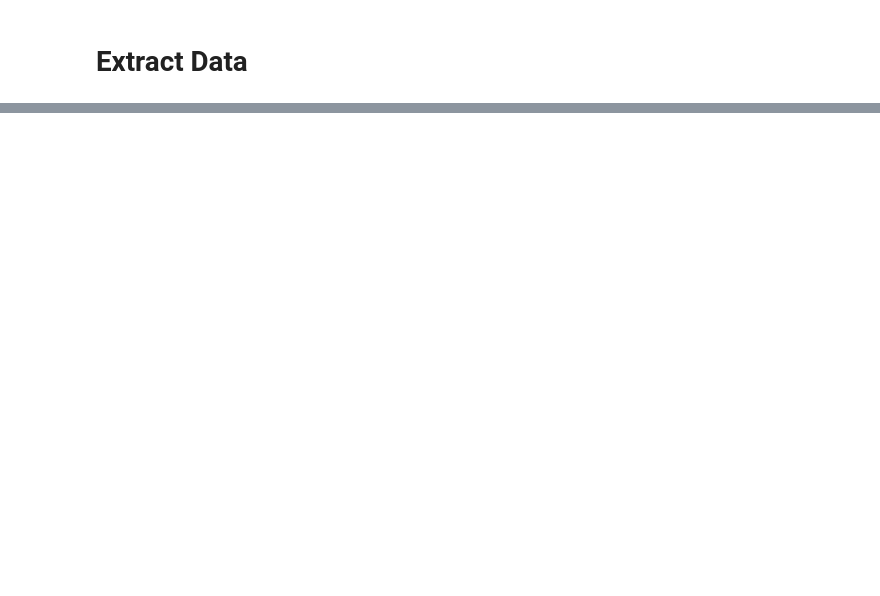
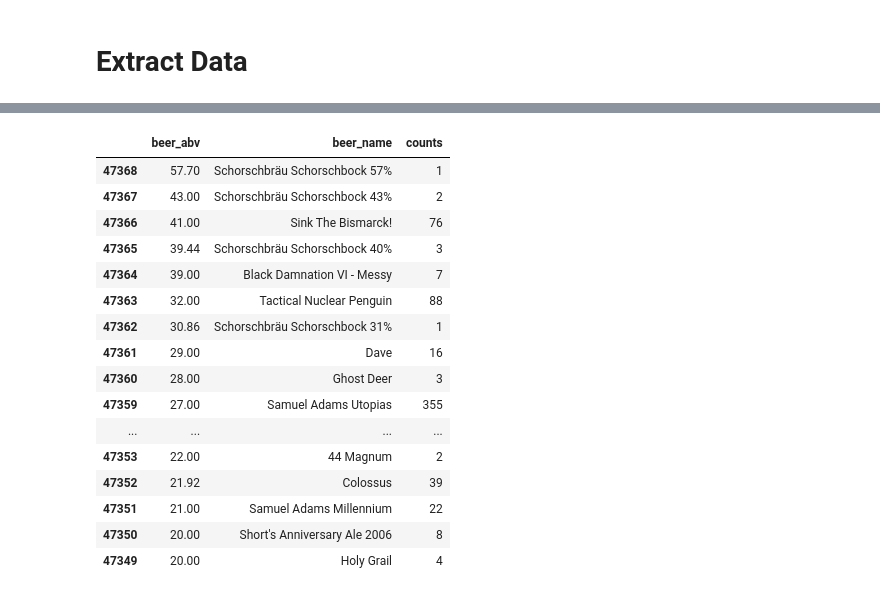
Before and after one commit to mactzu/PredictivePandas, a Jupyter notebook: DataExtract.ipynb, the cells around one changed output, grey strips where cells are left out. Saved outputs shown, nothing was run; the diff lists cells and outputs as text; code cells hidden in the pictures; blank space fills up the shorter version.

```diff
--- a/DataExtract.ipynb
+++ b/DataExtract.ipynb
@@ -93,3 +128,26 @@ beer_df.describe(include="all").T
+# %%
+# slice dataframe to validate beers with values >=20% abv
+new_abv_check = abv_check.loc[abv_check["beer_abv"] >= 20].sort_values(
+    "beer_abv", ascending = False)
+new_abv_check
+# %% [output]
+|  | beer_abv | beer_name | counts |
+| 47368 | 57.70 | Schorschbräu Schorschbock 57% | 1 |
+| 47367 | 43.00 | Schorschbräu Schorschbock 43% | 2 |
+| 47366 | 41.00 | Sink The Bismarck! | 76 |
+| 47365 | 39.44 | Schorschbräu Schorschbock 40% | 3 |
+| 47364 | 39.00 | Black Damnation VI - Messy | 7 |
+| 47363 | 32.00 | Tactical Nuclear Penguin | 88 |
+| 47362 | 30.86 | Schorschbräu Schorschbock 31% | 1 |
+| 47361 | 29.00 | Dave | 16 |
+| 47360 | 28.00 | Ghost Deer | 3 |
+| 47359 | 27.00 | Samuel Adams Utopias | 355 |
+| ... | ... | ... | ... |
+| 47353 | 22.00 | 44 Magnum | 2 |
+| 47352 | 21.92 | Colossus | 39 |
+| 47351 | 21.00 | Samuel Adams Millennium | 22 |
+| 47350 | 20.00 | Short's Anniversary Ale 2006 | 8 |
+| 47349 | 20.00 | Holy Grail | 4 |
 # %%
 # inspect distribution of dataframe numeric columns
 beer_df.hist(figsize = (20,20));
```
Also changed, not shown: parts of 19 cells of this notebook, 1 other file.
